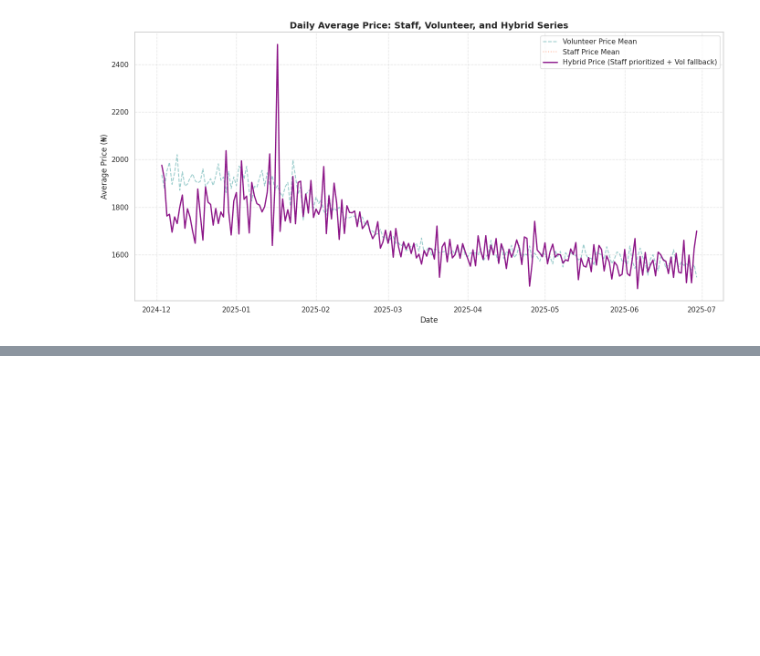
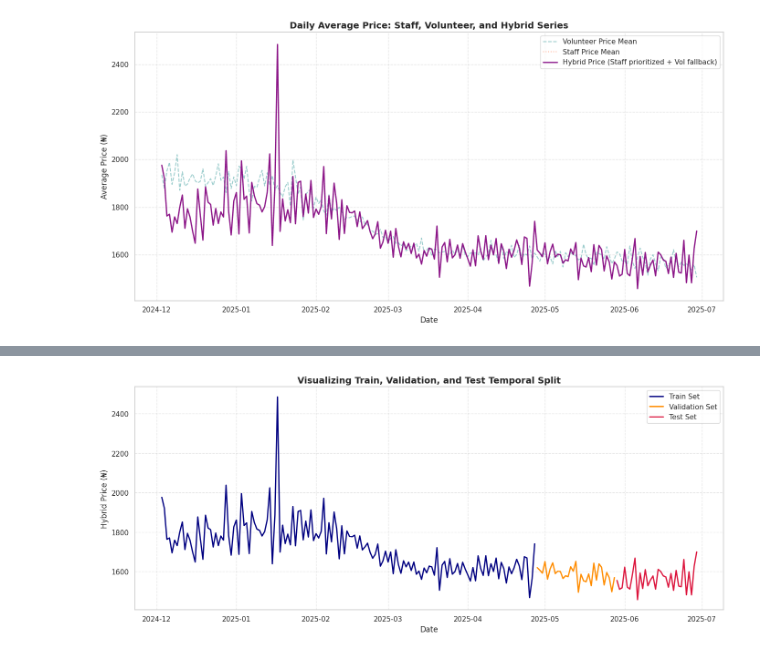
Before and after one commit to starsyntaxx/MarketIQ, a Jupyter notebook: notebooks/01_data_understanding.ipynb, the cells around one changed output, grey strips where cells are left out. Cells and saved outputs as stored; diff of their text form; code cells hidden in the pictures; blank space fills up the shorter version.

```diff
--- a/notebooks/01_data_understanding.ipynb
+++ b/notebooks/01_data_understanding.ipynb
@@ -581,0 +613,20 @@ plt.show()
+# %%
+# 2. Apply split to the Daily Hybrid Dataset (hybrid_df)
+hybrid_train = hybrid_df[hybrid_df['date'] < train_cutoff_date].copy()
+hybrid_val = hybrid_df[(hybrid_df['date'] >= train_cutoff_date) & (hybrid_df['date'] < val_cutoff_date)].copy()
+hybrid_test = hybrid_df[hybrid_df['date'] >= val_cutoff_date].copy()
+
+print("--- Hybrid Time Series Splits ---")
+print(f"Train shape: {hybrid_train.shape}")
+print(f"Val shape:   {hybrid_val.shape}")
+print(f"Test shape:  {hybrid_test.shape}\n")
+
+# 3. Apply split to the Individual Records Dataset (model_df)
+model_train = model_df[model_df['date'] < train_cutoff_date].copy()
+model_val = model_df[(model_df['date'] >= train_cutoff_date) & (model_df['date'] < val_cutoff_date)].copy()
+model_test = model_df[model_df['date'] >= val_cutoff_date].copy()
+
+print("--- Individual Records Splits ---")
+print(f"Train shape: {model_train.shape}")
+print(f"Val shape:   {model_val.shape}")
+print(f"Test shape:  {model_test.shape}")
@@ -581,0 +643,19 @@ plt.show()
+# %%
+import matplotlib.pyplot as plt
+
+# Visualize the split across our target hybrid_price series
+plt.figure(figsize=(14, 6))
+
+plt.plot(hybrid_train['date'], hybrid_train['hybrid_price'], label='Train Set', color='navy', linewidth=2)
+plt.plot(hybrid_val['date'], hybrid_val['hybrid_price'], label='Validation Set', color='darkorange', linewidth=2)
+plt.plot(hybrid_test['date'], hybrid_test['hybrid_price'], label='Test Set', color='crimson', linewidth=2)
+
+plt.title('Visualizing Train, Validation, and Test Temporal Split', fontsize=14, fontweight='bold')
+plt.xlabel('Date', fontsize=12)
+plt.ylabel('Hybrid Price (₦)', fontsize=12)
+plt.legend(fontsize=11)
+plt.grid(True, linestyle='--', alpha=0.5)
+plt.tight_layout()
+plt.show()
+# %% [output]
+[figure, added]
```
Also changed, not shown: parts of 8 cells of this notebook.
